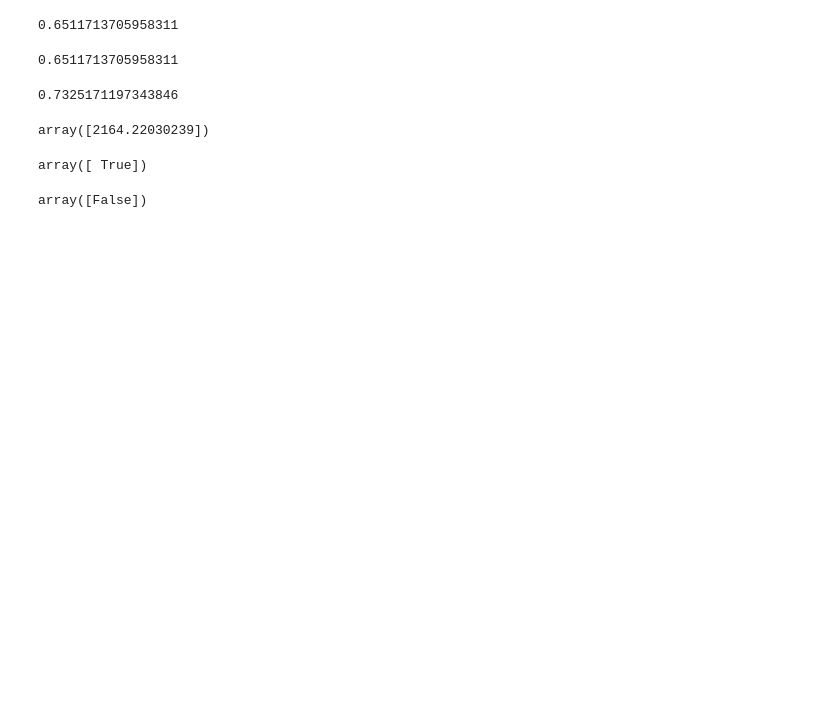
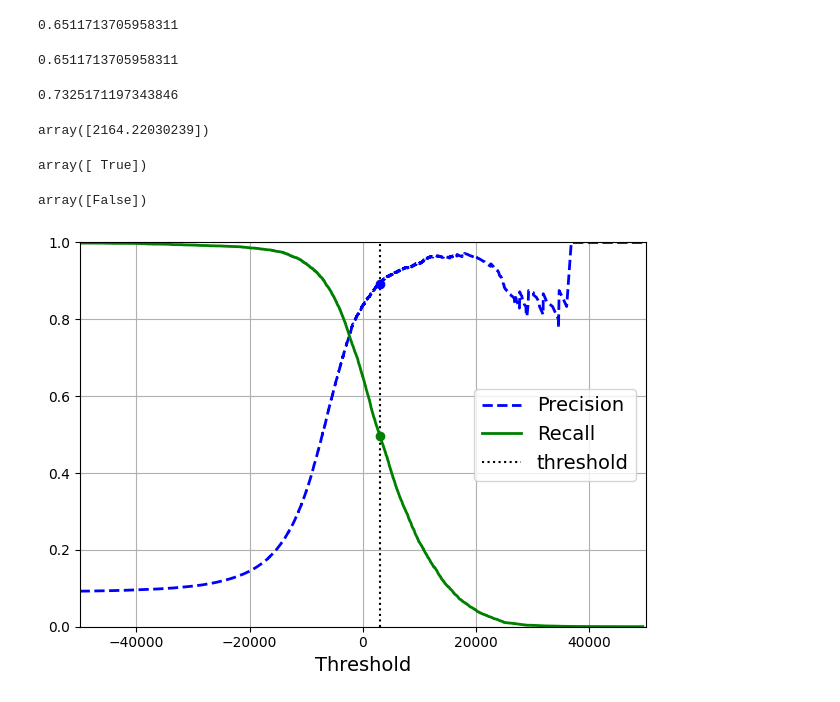
Before and after one commit to iamdurgesh/ML-Projects-By-Topic, a Jupyter notebook: classification.ipynb, the cells around one changed output. Drawn from its saved outputs; the diff is of its cells as text; code cells hidden in the pictures; blank space fills up the shorter version.

```diff
--- a/classification.ipynb
+++ b/classification.ipynb
@@ -201,3 +201,22 @@ array([False])
 y_scores = cross_val_predict(sgd_clf, X_train, y_train_5, cv=3, method="decision_function")
 # %%
 # Creating a prediction recall curve
+from sklearn.metrics import precision_recall_curve
+precision, recalls, thresholds = precision_recall_curve(y_train_5, y_scores)
+# %%
+plt.plot(thresholds, precision[:-1], "b--", label="Precision", linewidth=2)
+plt.plot(thresholds, recalls[:-1], "g-", label="Recall", linewidth=2)
+plt.vlines(threshold, 0, 1.0, "k", "dotted", label="threshold")
+
+#adding legends, axis and labels
+idx = (thresholds >= threshold).argmax()  # first index ≥ threshold
+plt.plot(thresholds[idx], precision[idx], "bo")
+plt.plot(thresholds[idx], recalls[idx], "go")
+plt.axis([-50000, 50000, 0, 1])
+plt.grid()
+plt.xlabel("Threshold")
+plt.legend(loc="center right")
+save_fig("precision_recall_vs_threshold_plot")
+plt.show()
+# %% [output]
+[figure, added]
```
